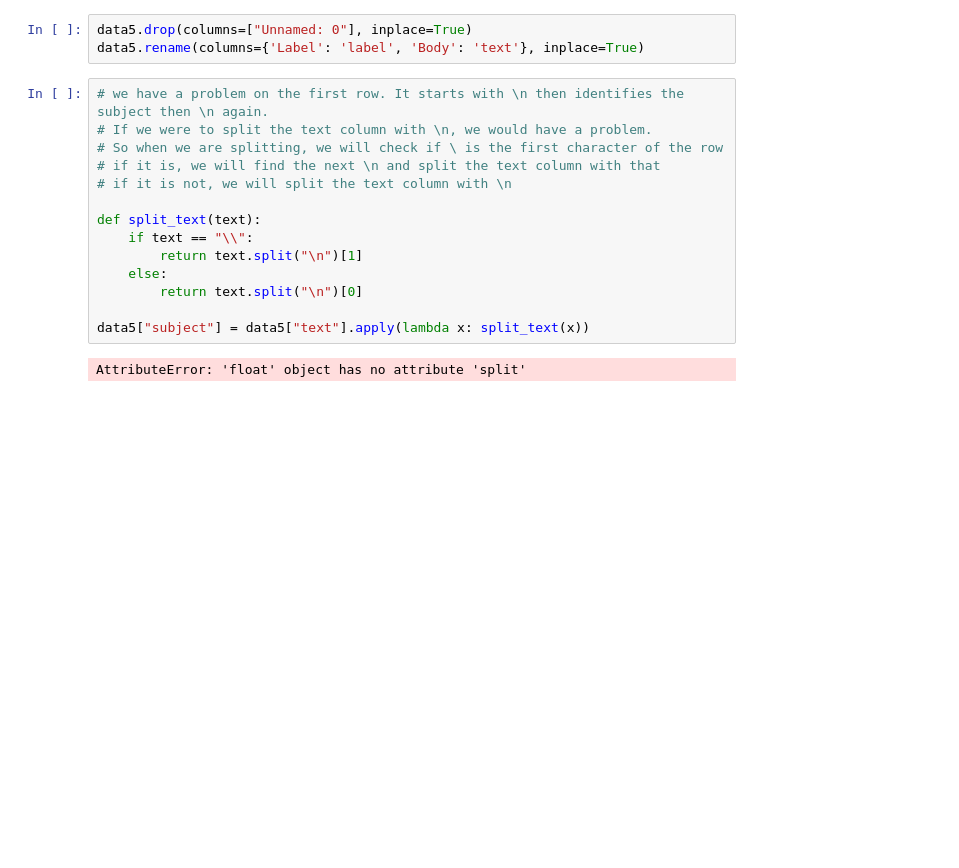
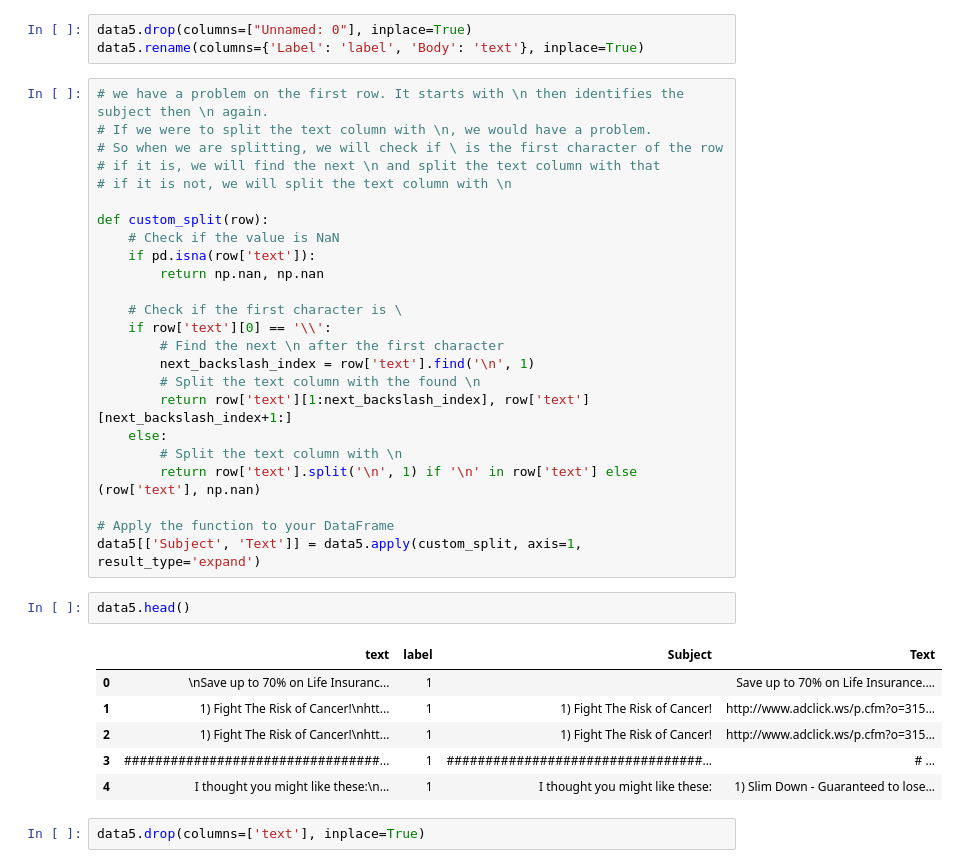
Before and after one commit to ragibglv/YZV311E_Data_Mining_Project, a Jupyter notebook: data_merge.ipynb, the cells around one changed output. Saved outputs shown, nothing was run; the diff lists cells and outputs as text; blank space fills up the shorter version.

Commit message:
merged texts final

```diff
--- a/data_merge.ipynb
+++ b/data_merge.ipynb
@@ -240,12 +240,31 @@ data5.rename(columns={'Label': 'label', 'Body': 'text'}, inplace=True)
 # if it is, we will find the next \n and split the text column with that
 # if it is not, we will split the text column with \n
 
-def split_text(text):
-    if text == "\\":
-        return text.split("\n")[1]
+def custom_split(row):
+    # Check if the value is NaN
+    if pd.isna(row['text']):
+        return np.nan, np.nan
+
+    # Check if the first character is \
+    if row['text'][0] == '\\':
+        # Find the next \n after the first character
+        next_backslash_index = row['text'].find('\n', 1)
+        # Split the text column with the found \n
+        return row['text'][1:next_backslash_index], row['text'][next_backslash_index+1:]
     else:
-        return text.split("\n")[0]
+        # Split the text column with \n
+        return row['text'].split('\n', 1) if '\n' in row['text'] else (row['text'], np.nan)
 
-data5["subject"] = data5["text"].apply(lambda x: split_text(x))
+# Apply the function to your DataFrame
+data5[['Subject', 'Text']] = data5.apply(custom_split, axis=1, result_type='expand')
-# %% [output]
-AttributeError: 'float' object has no attribute 'split'
+# %%
+data5.head()
+# %% [output]
+|  | text | label | Subject | Text |
+| 0 | \nSave up to 70% on Life Insuranc... | 1 |  | Save up to 70% on Life Insurance.... |
+| 1 | 1) Fight The Risk of Cancer!\nhtt... | 1 | 1) Fight The Risk of Cancer! | http://www.adclick.ws/p.cfm?o=315... |
+| 2 | 1) Fight The Risk of Cancer!\nhtt... | 1 | 1) Fight The Risk of Cancer! | http://www.adclick.ws/p.cfm?o=315... |
+| 3 | #################################... | 1 | #################################... | # ... |
+| 4 | I thought you might like these:\n... | 1 | I thought you might like these: | 1) Slim Down - Guaranteed to lose... |
+# %%
+data5.drop(columns=['text'], inplace=True)
```
Also changed, not shown: parts of 16 cells of this notebook.
